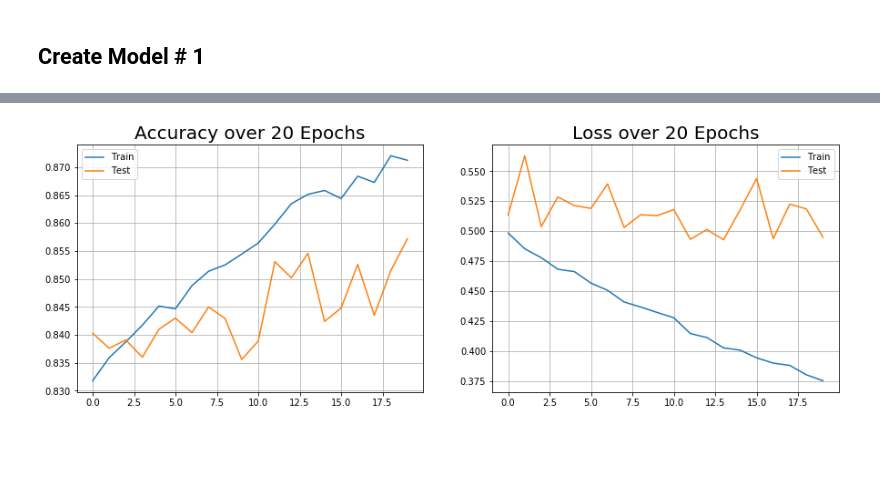
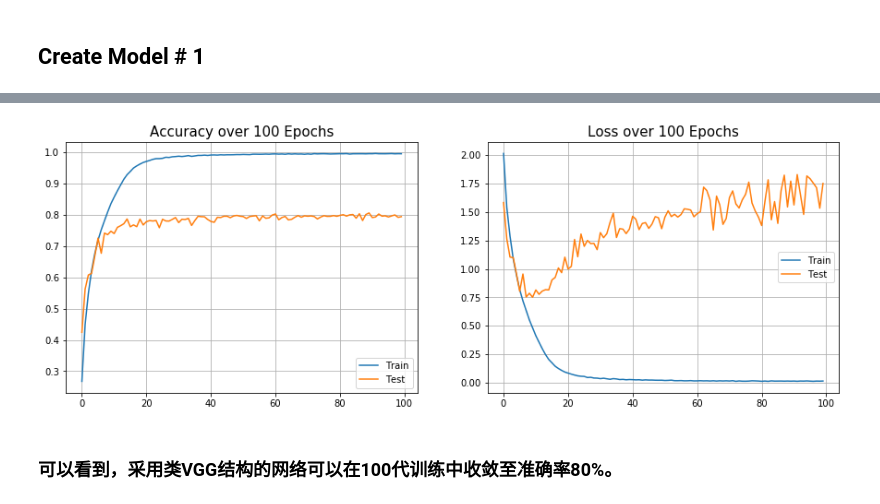
Before and after one commit to mtyylx/MLND, a Jupyter notebook: P5_Image_Classification/CIFAR10 Image Classification using Keras.ipynb, the cells around one changed output, grey strips where cells are left out. Drawn from its saved outputs; the diff is of its cells as text; code cells hidden in the pictures; blank space fills up the shorter version.

```diff
--- a/P5_Image_Classification/CIFAR10 Image Classification using Keras.ipynb
+++ b/P5_Image_Classification/CIFAR10 Image Classification using Keras.ipynb
@@ -111,5 +115,10 @@ Non-trainable params: 768
 _________________________________________________________________
 # %%
+nb_epoch = 100
+batch_size = 256
+start = time.time()
 h = model1.fit(x=X_train, y=y_train, batch_size=batch_size, epochs=nb_epoch, validation_data=(X_test, y_test), shuffle=True)
+model1.save('CIFAR10_model_no_data_augmentation.h5')
+print('@ Total Time Spent: %.2f seconds' % (time.time() - start))
 # %% [output]
 Train on 50000 samples, validate on 10000 samples
@@ -132,21 +141,26 @@ Epoch 20/20
 # %%
-acc, loss, val_acc, val_loss = h.history['acc'], h.history['loss'], h.history['val_acc'], h.history['val_loss']
-plt.figure(figsize=(15, 5))
-plt.subplot(121)
-plt.plot(range(nb_epoch), acc, label='Train')
-plt.plot(range(nb_epoch), val_acc, label='Test')
-plt.title('Accuracy over ' + str(nb_epoch) + ' Epochs', size=20)
-plt.legend()
-plt.grid(True)
-plt.subplot(122)
-plt.plot(range(nb_epoch), loss, label='Train')
-plt.plot(range(nb_epoch), val_loss, label='Test')
-plt.title('Loss over ' + str(nb_epoch) + ' Epochs', size=20)
-plt.legend()
-plt.grid(True)
-plt.show()
+def plot_acc_loss(h, nb_epoch):
+    acc, loss, val_acc, val_loss = h.history['acc'], h.history['loss'], h.history['val_acc'], h.history['val_loss']
+    plt.figure(figsize=(15, 5))
+    plt.subplot(121)
+    plt.plot(range(nb_epoch), acc, label='Train')
+    plt.plot(range(nb_epoch), val_acc, label='Test')
+    plt.title('Accuracy over ' + str(nb_epoch) + ' Epochs', size=15)
+    plt.legend()
+    plt.grid(True)
+    plt.subplot(122)
+    plt.plot(range(nb_epoch), loss, label='Train')
+    plt.plot(range(nb_epoch), val_loss, label='Test')
+    plt.title('Loss over ' + str(nb_epoch) + ' Epochs', size=15)
+    plt.legend()
+    plt.grid(True)
+    plt.show()
+
+plot_acc_loss(h, nb_epoch)
 # %% [output]
-[figure, old version]
+[figure, new version]
+# %% [markdown]
+### 可以看到，采用类VGG结构的网络可以在100代训练中收敛至准确率80%。
 # %%
 loss, accuracy = model1.evaluate(X_train, y_train, verbose=0)
 print("Training Accuracy = %.2f %%     loss = %f" % (accuracy * 100, loss))
```
Also changed, not shown: parts of 35 cells of this notebook.
